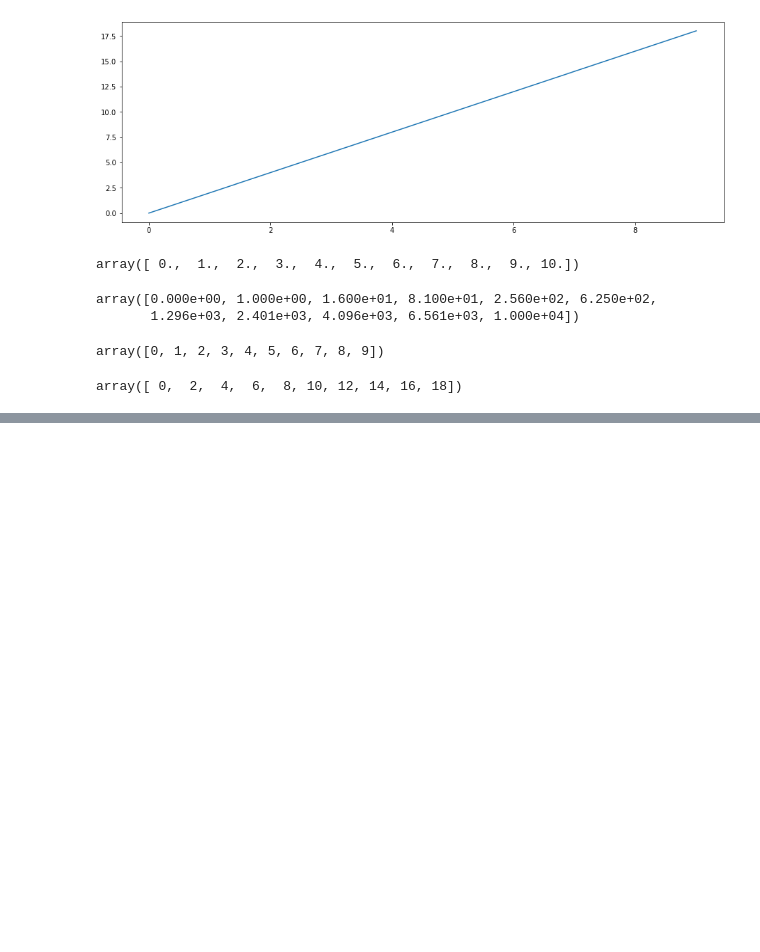
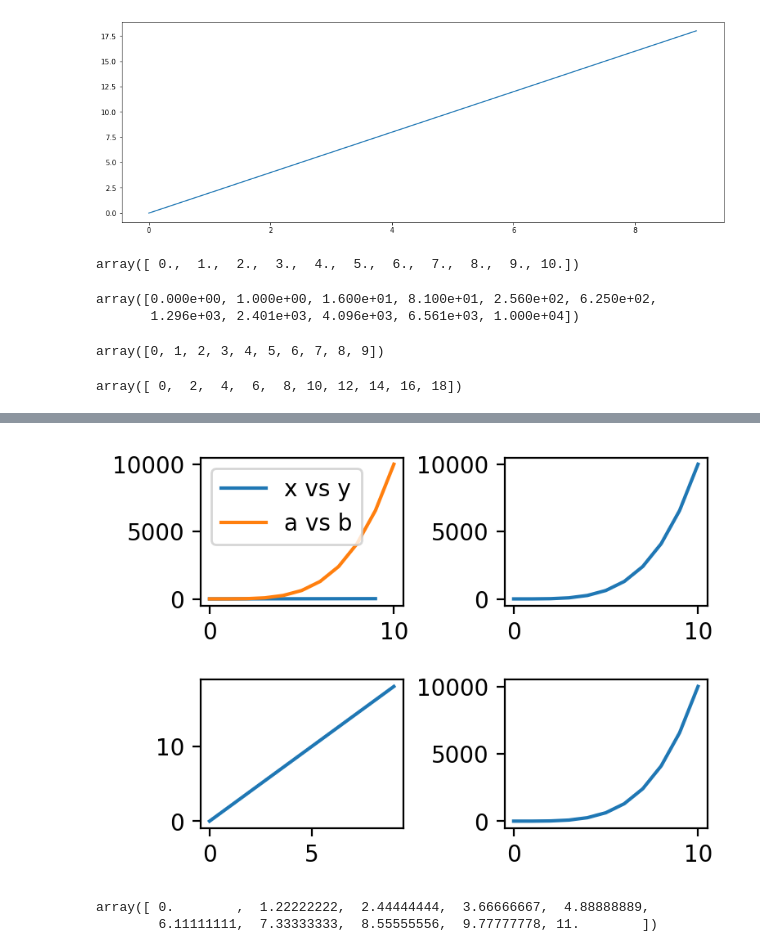
Before and after one commit to kinwong/Udemy-Machine-Learning-Data-Science-Masterclass, a Jupyter notebook: matplotlib.ipynb, the cells around one changed output, grey strips where cells are left out. Cells and saved outputs as stored; diff of their text form; code cells hidden in the pictures; blank space fills up the shorter version.

```diff
--- a/matplotlib.ipynb
+++ b/matplotlib.ipynb
@@ -77,3 +77,22 @@ axes2.plot(a ,b)
 fig.savefig('test.png', bbox_inches='tight')
 # %% [output]
 [figure]
+# %%
+fig, axes = plt.subplots(nrows=2, ncols=2, figsize=(4,3), dpi=200)
+axes[0,0].plot(x, y, label='x vs y')
+axes[0,0].plot(a, b, label='a vs b')
+axes[0,0].legend()
+
+axes[0,1].plot(a, b)
+axes[1,0].plot(x, y)
+axes[1,1].plot(a, b)
+fig.subplots_adjust(wspace=0.5, hspace=0.5)
+# plt.tight_layout()
+# %% [output]
+[figure, added]
+# %%
+x = np.linspace(0,11,10)
+x
+# %% [output]
+array([ 0.        ,  1.22222222,  2.44444444,  3.66666667,  4.88888889,
+        6.11111111,  7.33333333,  8.55555556,  9.77777778, 11.        ])
```
Also changed, not shown: parts of 2 cells of this notebook, 1 other file.
